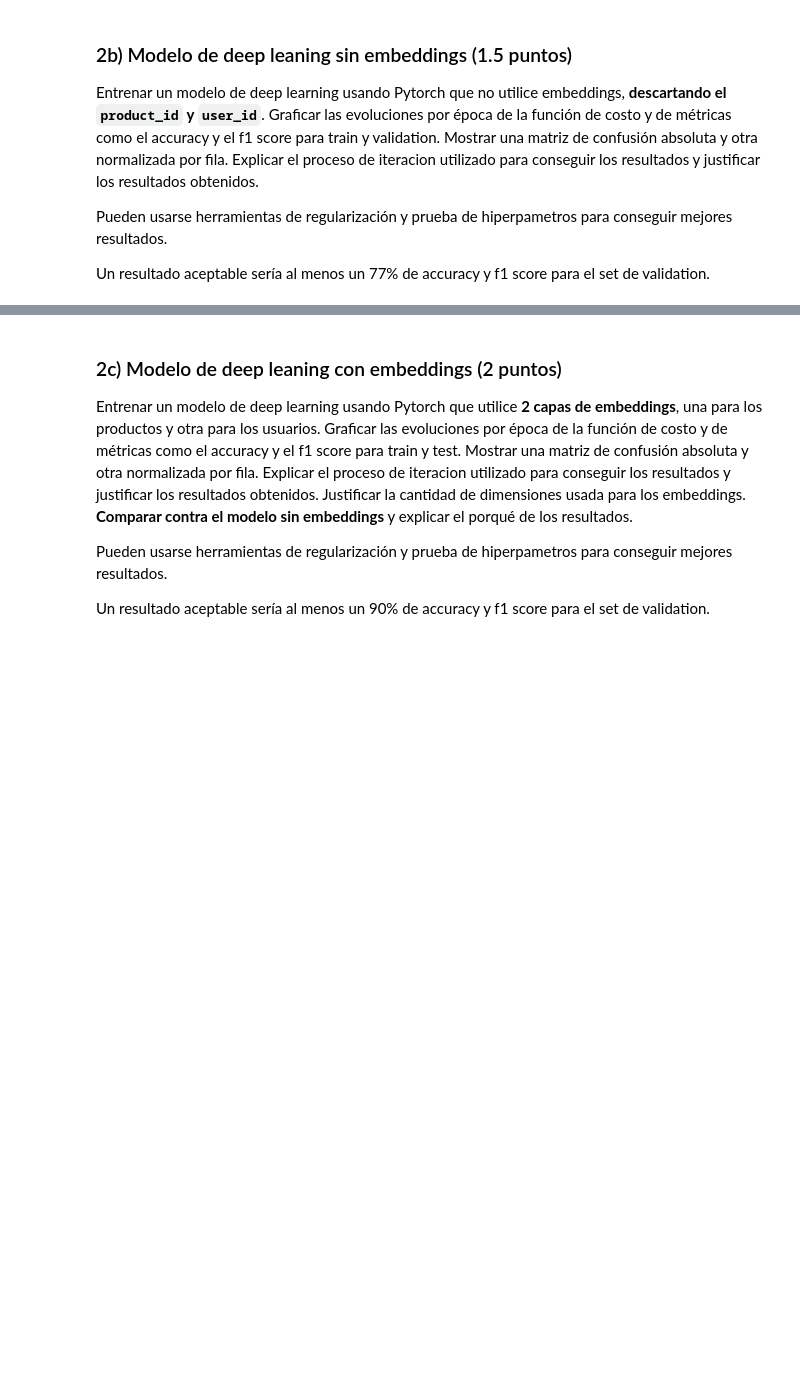
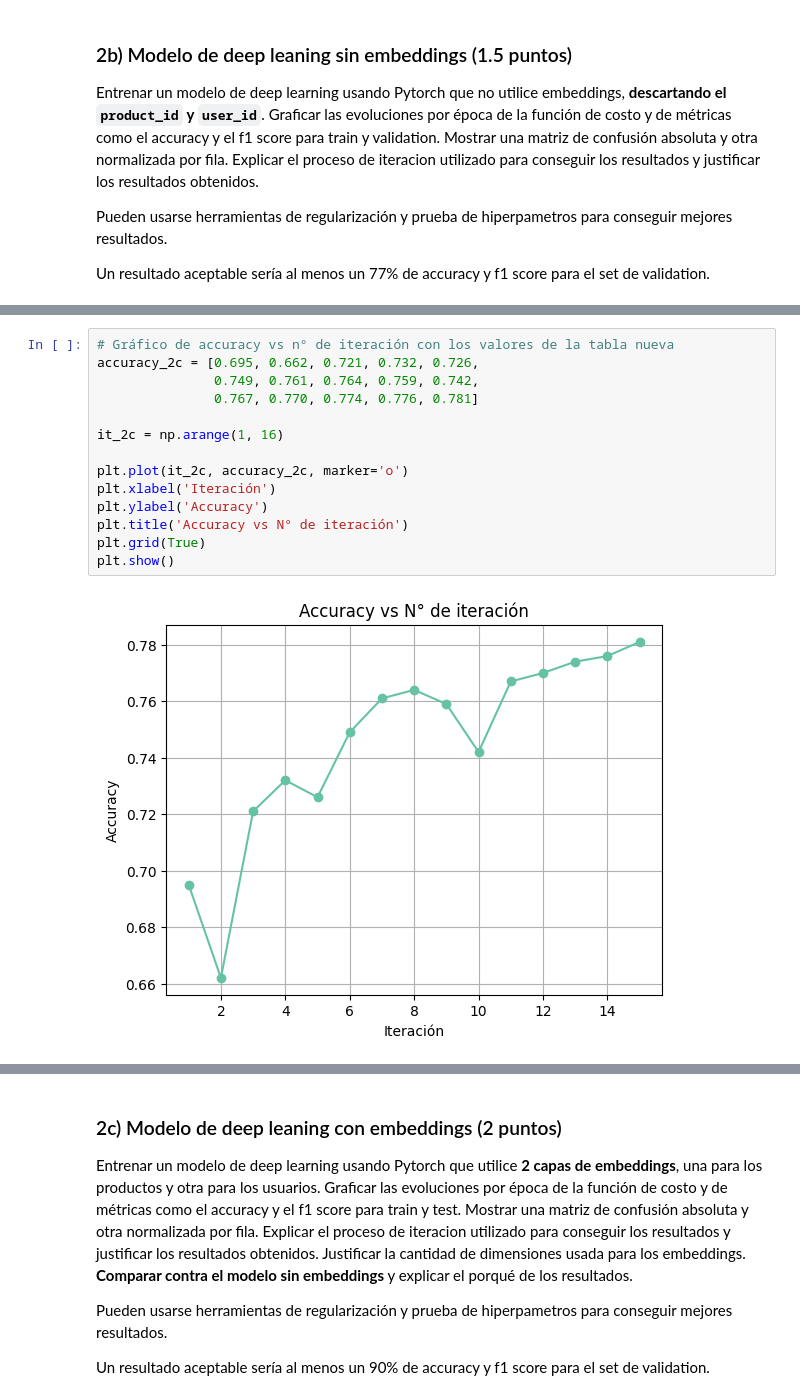
Before and after one commit to emiliano-ipa/CEIA-DeepLearning-TPs, a Jupyter notebook: Emiliano_Iparraguirre_DL_TP1_Co20.ipynb, the cells around one changed output, grey strips where cells are left out. Cells and saved outputs as stored; diff of their text form; blank space fills up the shorter version.

```diff
--- a/Emiliano_Iparraguirre_DL_TP1_Co20.ipynb
+++ b/Emiliano_Iparraguirre_DL_TP1_Co20.ipynb
@@ -1220,0 +1274,16 @@ Un resultado aceptable sería al menos un 77% de accuracy y f1 score para el set
+# %%
+# Gráfico de accuracy vs n° de iteración con los valores de la tabla nueva
+accuracy_2c = [0.695, 0.662, 0.721, 0.732, 0.726,
+               0.749, 0.761, 0.764, 0.759, 0.742,
+               0.767, 0.770, 0.774, 0.776, 0.781]
+
+it_2c = np.arange(1, 16)
+
+plt.plot(it_2c, accuracy_2c, marker='o')
+plt.xlabel('Iteración')
+plt.ylabel('Accuracy')
+plt.title('Accuracy vs N° de iteración')
+plt.grid(True)
+plt.show()
+# %% [output]
+[figure, added]
```
Also changed, not shown: parts of 36 cells of this notebook.
